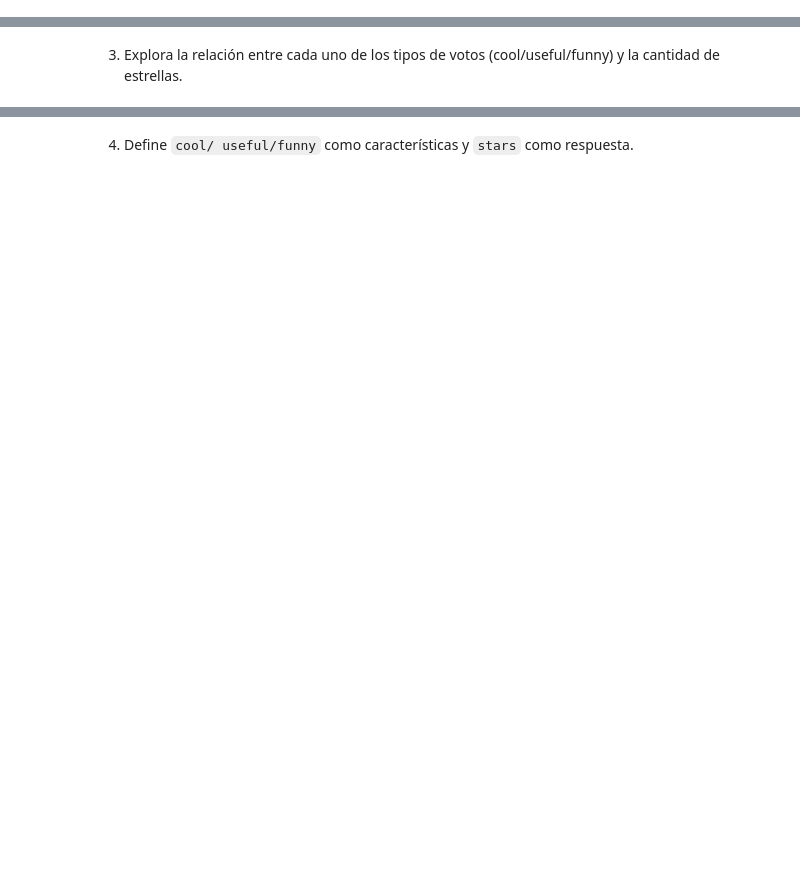
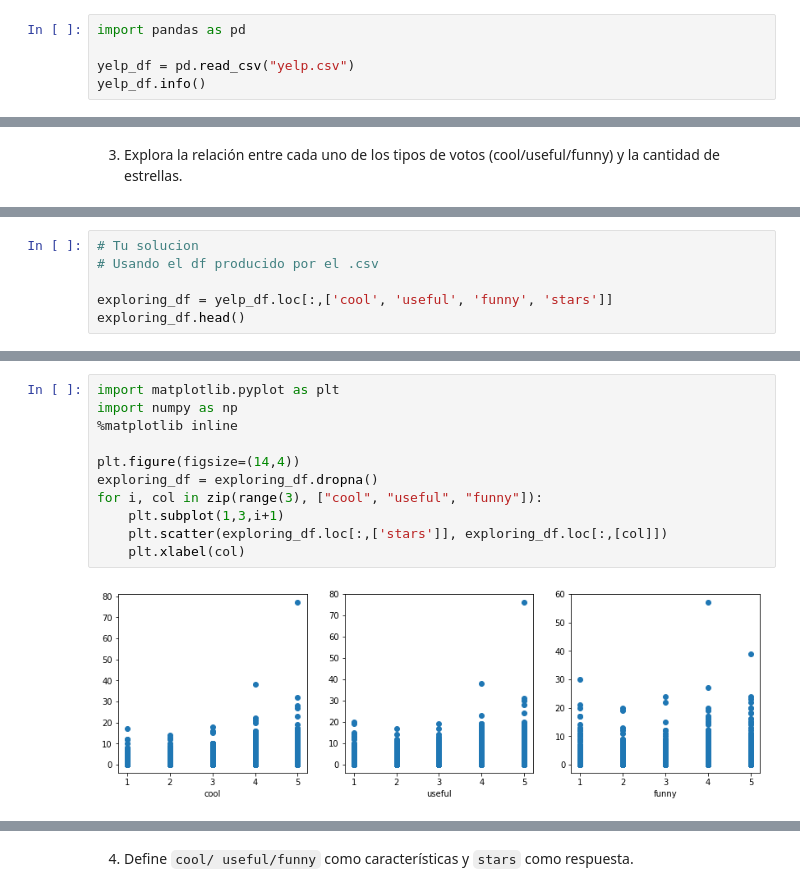
Before and after one commit to luislve17/CM072-DataScience, a Jupyter notebook: Tarea-2/Tarea2.ipynb, the cells around one changed output, grey strips where cells are left out. Saved outputs shown, nothing was run; the diff lists cells and outputs as text; blank space fills up the shorter version.

```diff
--- a/Tarea-2/Tarea2.ipynb
+++ b/Tarea-2/Tarea2.ipynb
@@ -30,0 +29,5 @@ Esta tarea utiliza un pequeño subconjunto de los datos de la competencia de Kag
+# %%
+import pandas as pd
+
+yelp_df = pd.read_csv("yelp.csv")
+yelp_df.info()
@@ -38,0 +177,6 @@ Esta tarea utiliza un pequeño subconjunto de los datos de la competencia de Kag
+# %%
+# Tu solucion
+# Usando el df producido por el .csv
+
+exploring_df = yelp_df.loc[:,['cool', 'useful', 'funny', 'stars']]
+exploring_df.head()
@@ -38,0 +190,13 @@ Esta tarea utiliza un pequeño subconjunto de los datos de la competencia de Kag
+# %%
+import matplotlib.pyplot as plt
+import numpy as np
+%matplotlib inline
+
+plt.figure(figsize=(14,4))
+exploring_df = exploring_df.dropna()
+for i, col in zip(range(3), ["cool", "useful", "funny"]):
+    plt.subplot(1,3,i+1)
+    plt.scatter(exploring_df.loc[:,['stars']], exploring_df.loc[:,[col]])
+    plt.xlabel(col)
+# %% [output]
+[figure, added]
```
Also changed, not shown: parts of 54 cells of this notebook, 4 other files.
